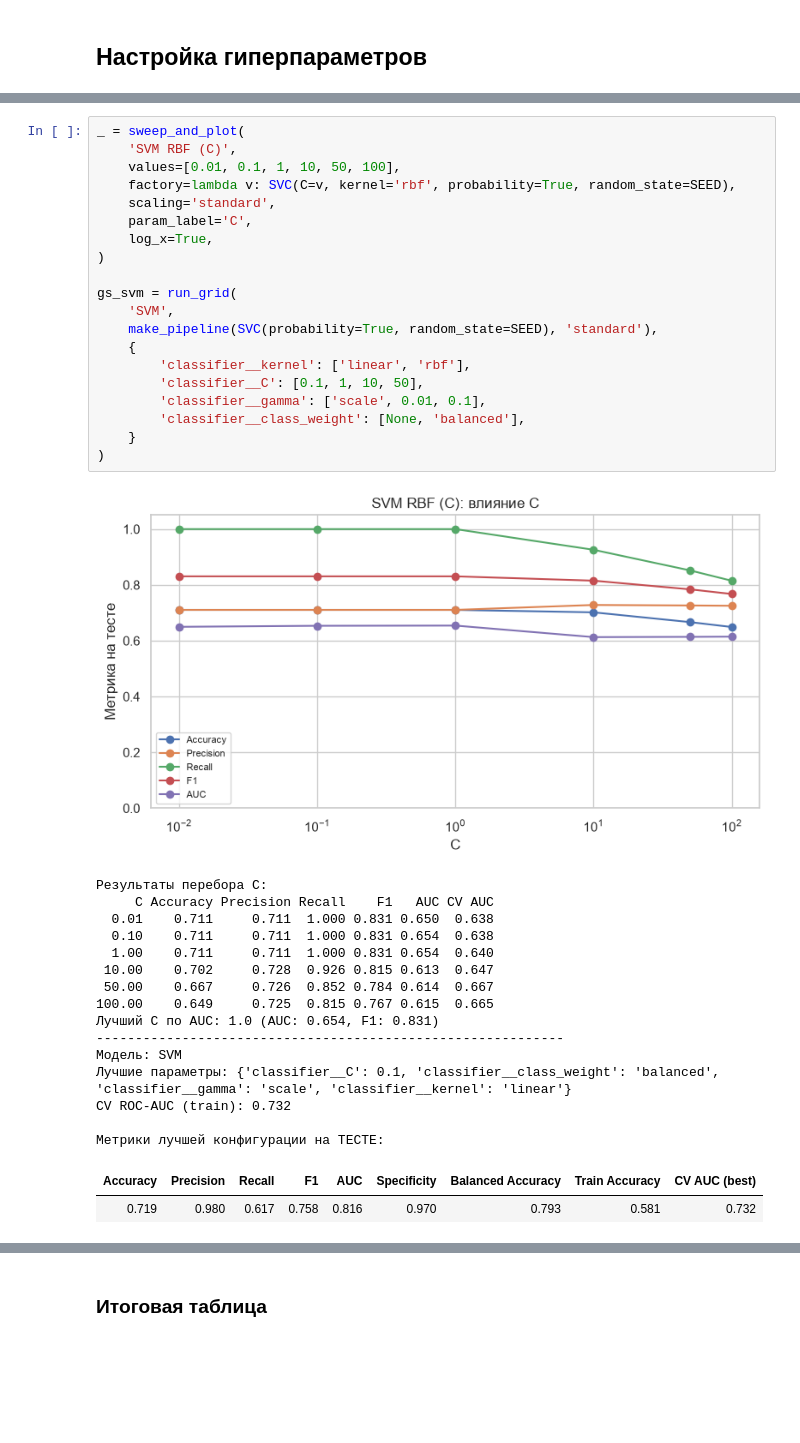
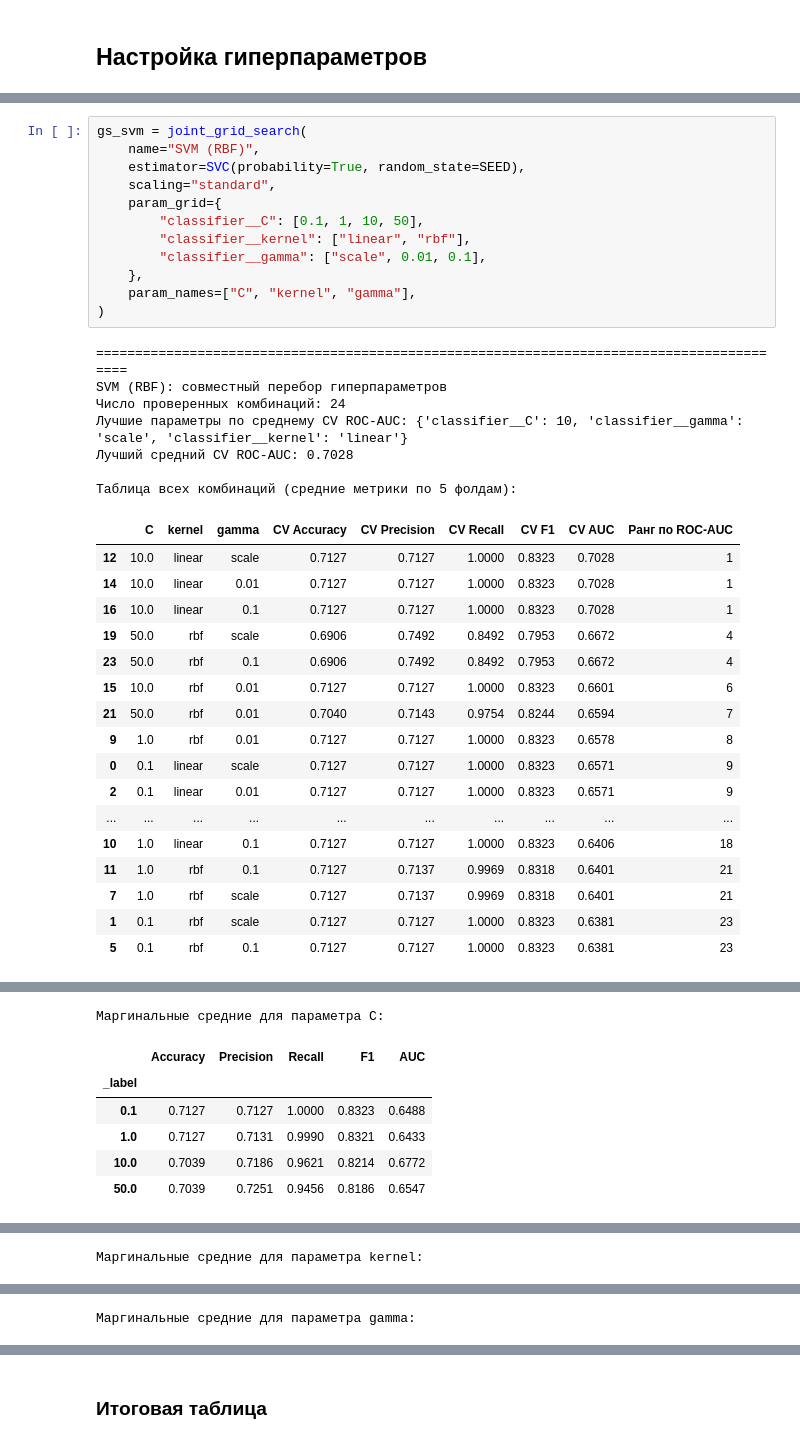
Before and after one commit to violllin/lab2_classification, a Jupyter notebook: lab2.ipynb, the cells around one changed output, grey strips where cells are left out. Saved outputs shown, nothing was run; the diff lists cells and outputs as text; blank space fills up the shorter version.

```diff
--- a/lab2.ipynb
+++ b/lab2.ipynb
@@ -908,39 +983,37 @@ CV ROC-AUC (train): 0.702
 # %%
-_ = sweep_and_plot(
-    'SVM RBF (C)',
-    values=[0.01, 0.1, 1, 10, 50, 100],
-    factory=lambda v: SVC(C=v, kernel='rbf', probability=True, random_state=SEED),
-    scaling='standard',
-    param_label='C',
-    log_x=True,
+gs_svm = joint_grid_search(
+    name="SVM (RBF)",
+    estimator=SVC(probability=True, random_state=SEED),
+    scaling="standard",
+    param_grid={
+        "classifier__C": [0.1, 1, 10, 50],
+        "classifier__kernel": ["linear", "rbf"],
+        "classifier__gamma": ["scale", 0.01, 0.1],
+    },
+    param_names=["C", "kernel", "gamma"],
 )
-
-gs_svm = run_grid(
-    'SVM',
-    make_pipeline(SVC(probability=True, random_state=SEED), 'standard'),
-    {
-        'classifier__kernel': ['linear', 'rbf'],
-        'classifier__C': [0.1, 1, 10, 50],
-        'classifier__gamma': ['scale', 0.01, 0.1],
-        'classifier__class_weight': [None, 'balanced'],
-    }
-)
 # %% [output]
-[figure, old version]
-Результаты перебора C:
-     C Accuracy Precision Recall    F1   AUC CV AUC
-  0.01    0.711     0.711  1.000 0.831 0.650  0.638
-  0.10    0.711     0.711  1.000 0.831 0.654  0.638
-  1.00    0.711     0.711  1.000 0.831 0.654  0.640
- 10.00    0.702     0.728  0.926 0.815 0.613  0.647
- 50.00    0.667     0.726  0.852 0.784 0.614  0.667
-100.00    0.649     0.725  0.815 0.767 0.615  0.665
-Лучший C по AUC: 1.0 (AUC: 0.654, F1: 0.831)
-------------------------------------------------------------
-Модель: SVM
-Лучшие параметры: {'classifier__C': 0.1, 'classifier__class_weight': 'balanced', 'classifier__gamma': 'scale', 'classifier__kernel': 'linear'}
-CV ROC-AUC (train): 0.732
+==========================================================================================
+SVM (RBF): совместный перебор гиперпараметров
+Число проверенных комбинаций: 24
+Лучшие параметры по среднему CV ROC-AUC: {'classifier__C': 10, 'classifier__gamma': 'scale', 'classifier__kernel': 'linear'}
+Лучший средний CV ROC-AUC: 0.7028
 
-Метрики лучшей конфигурации на ТЕСТЕ:
+Таблица всех комбинаций (средние метрики по 5 фолдам):
-| Accuracy | Precision | Recall | F1 | AUC | Specificity | Balanced Accuracy | Train Accuracy | CV AUC (best) |
-| 0.719 | 0.980 | 0.617 | 0.758 | 0.816 | 0.970 | 0.793 | 0.581 | 0.732 |
+|  | C | kernel | gamma | CV Accuracy | CV Precision | CV Recall | CV F1 | CV AUC | Ранг по ROC-AUC |
+| 12 | 10.0 | linear | scale | 0.7127 | 0.7127 | 1.0000 | 0.8323 | 0.7028 | 1 |
+| 14 | 10.0 | linear | 0.01 | 0.7127 | 0.7127 | 1.0000 | 0.8323 | 0.7028 | 1 |
+| 16 | 10.0 | linear | 0.1 | 0.7127 | 0.7127 | 1.0000 | 0.8323 | 0.7028 | 1 |
+| 19 | 50.0 | rbf | scale | 0.6906 | 0.7492 | 0.8492 | 0.7953 | 0.6672 | 4 |
+| 23 | 50.0 | rbf | 0.1 | 0.6906 | 0.7492 | 0.8492 | 0.7953 | 0.6672 | 4 |
+| 15 | 10.0 | rbf | 0.01 | 0.7127 | 0.7127 | 1.0000 | 0.8323 | 0.6601 | 6 |
+| 21 | 50.0 | rbf | 0.01 | 0.7040 | 0.7143 | 0.9754 | 0.8244 | 0.6594 | 7 |
+| 9 | 1.0 | rbf | 0.01 | 0.7127 | 0.7127 | 1.0000 | 0.8323 | 0.6578 | 8 |
+| 0 | 0.1 | linear | scale | 0.7127 | 0.7127 | 1.0000 | 0.8323 | 0.6571 | 9 |
+| 2 | 0.1 | linear | 0.01 | 0.7127 | 0.7127 | 1.0000 | 0.8323 | 0.6571 | 9 |
+| ... | ... | ... | ... | ... | ... | ... | ... | ... | ... |
+| 10 | 1.0 | linear | 0.1 | 0.7127 | 0.7127 | 1.0000 | 0.8323 | 0.6406 | 18 |
+| 11 | 1.0 | rbf | 0.1 | 0.7127 | 0.7137 | 0.9969 | 0.8318 | 0.6401 | 21 |
+| 7 | 1.0 | rbf | scale | 0.7127 | 0.7137 | 0.9969 | 0.8318 | 0.6401 | 21 |
+| 1 | 0.1 | rbf | scale | 0.7127 | 0.7127 | 1.0000 | 0.8323 | 0.6381 | 23 |
+| 5 | 0.1 | rbf | 0.1 | 0.7127 | 0.7127 | 1.0000 | 0.8323 | 0.6381 | 23 |
@@ -946,0 +1021,7 @@ CV ROC-AUC (train): 0.732
+Маргинальные средние для параметра C:
+|  | Accuracy | Precision | Recall | F1 | AUC |
+| _label |  |  |  |  |  |
+| 0.1 | 0.7127 | 0.7127 | 1.0000 | 0.8323 | 0.6488 |
+| 1.0 | 0.7127 | 0.7131 | 0.9990 | 0.8321 | 0.6433 |
+| 10.0 | 0.7039 | 0.7186 | 0.9621 | 0.8214 | 0.6772 |
+| 50.0 | 0.7039 | 0.7251 | 0.9456 | 0.8186 | 0.6547 |
@@ -946,0 +1029 @@ CV ROC-AUC (train): 0.732
+Маргинальные средние для параметра kernel:
@@ -946,0 +1035 @@ CV ROC-AUC (train): 0.732
+Маргинальные средние для параметра gamma:
```
Also changed, not shown: parts of 22 cells of this notebook.
